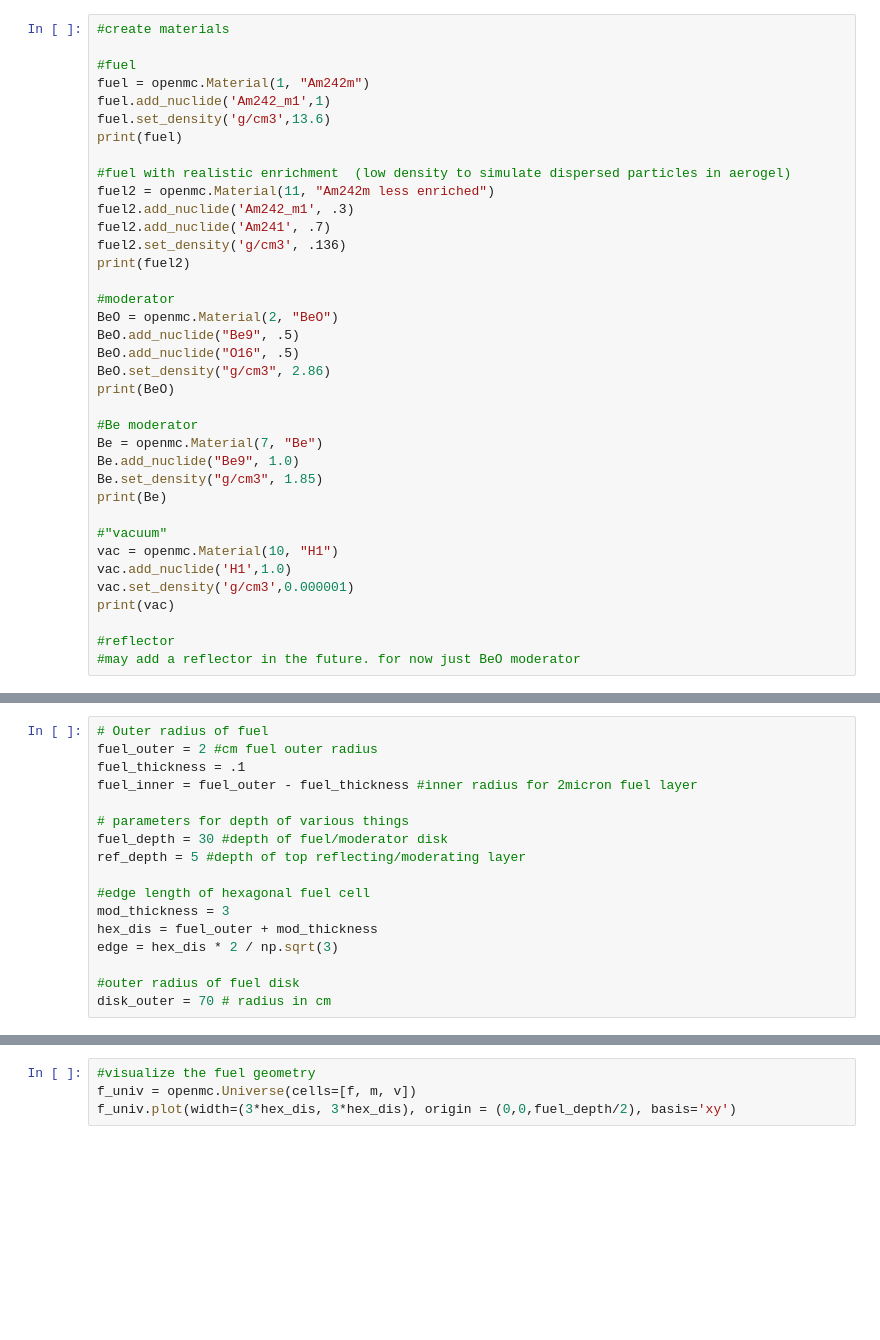
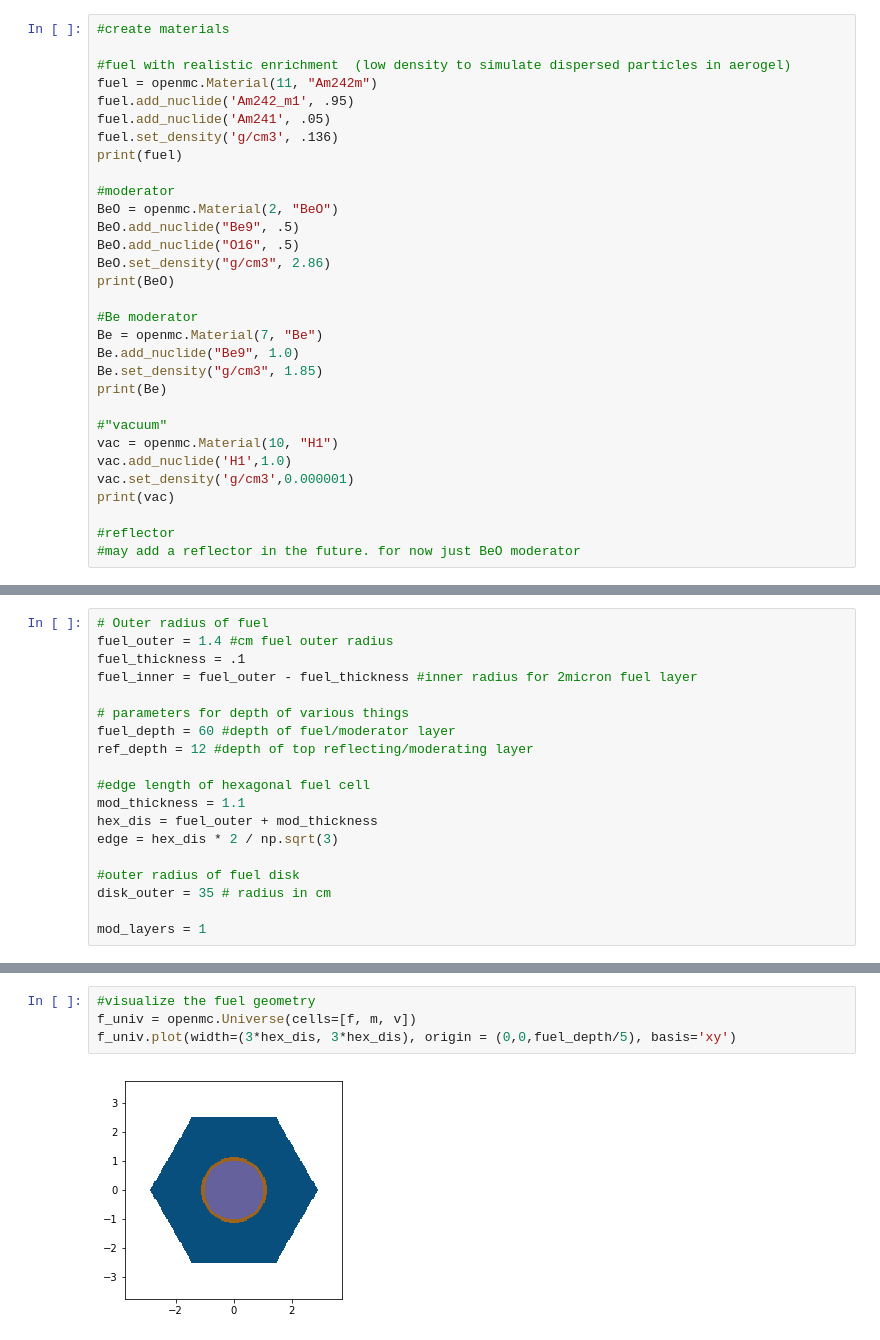
Before and after one commit to JamesEgelhoff/PUFFR, a Jupyter notebook: finite repeating inverted cone.ipynb, the cells around one changed output, grey strips where cells are left out. Cells and saved outputs as stored; diff of their text form; blank space fills up the shorter version.

```diff
--- a/finite repeating inverted cone.ipynb
+++ b/finite repeating inverted cone.ipynb
@@ -5,18 +8,12 @@ import openmc
 # %%
 #create materials
 
-#fuel
-fuel = openmc.Material(1, "Am242m")
-fuel.add_nuclide('Am242_m1',1)
-fuel.set_density('g/cm3',13.6)
+#fuel with realistic enrichment  (low density to simulate dispersed particles in aerogel)
+fuel = openmc.Material(11, "Am242m")
+fuel.add_nuclide('Am242_m1', .95)
+fuel.add_nuclide('Am241', .05)
+fuel.set_density('g/cm3', .136)
 print(fuel)
-
-#fuel with realistic enrichment  (low density to simulate dispersed particles in aerogel)
-fuel2 = openmc.Material(11, "Am242m less enriched")
-fuel2.add_nuclide('Am242_m1', .3)
-fuel2.add_nuclide('Am241', .7)
-fuel2.set_density('g/cm3', .136)
-print(fuel2)
 
 #moderator
 BeO = openmc.Material(2, "BeO")
@@ -59,21 +56,23 @@ Material
         H1             =        1.0          [ao]
 # %%
 # Outer radius of fuel
-fuel_outer = 2 #cm fuel outer radius
+fuel_outer = 1.4 #cm fuel outer radius
 fuel_thickness = .1
 fuel_inner = fuel_outer - fuel_thickness #inner radius for 2micron fuel layer
 
 # parameters for depth of various things
-fuel_depth = 30 #depth of fuel/moderator disk
-ref_depth = 5 #depth of top reflecting/moderating layer
+fuel_depth = 60 #depth of fuel/moderator layer
+ref_depth = 12 #depth of top reflecting/moderating layer
 
 #edge length of hexagonal fuel cell
-mod_thickness = 3
+mod_thickness = 1.1
 hex_dis = fuel_outer + mod_thickness
 edge = hex_dis * 2 / np.sqrt(3)
 
 #outer radius of fuel disk
-disk_outer = 70 # radius in cm
+disk_outer = 35 # radius in cm
+
+mod_layers = 1
 # %%
 #specify useful geometric constants
 origin_z = fuel_depth #specify the tip of the fuel cone to be in the center of the hexagon
@@ -127,7 +128,9 @@ v.region = vac_region
 # %%
 #visualize the fuel geometry
 f_univ = openmc.Universe(cells=[f, m, v])
-f_univ.plot(width=(3*hex_dis, 3*hex_dis), origin = (0,0,fuel_depth/2), basis='xy')
+f_univ.plot(width=(3*hex_dis, 3*hex_dis), origin = (0,0,fuel_depth/5), basis='xy')
+# %% [output]
+[figure, added]
 # %%
 f_univ.plot(width=(3*hex_dis, fuel_depth+ref_depth+2),
             origin = (0, 0, (fuel_depth+ref_depth)/2), basis='xz',
```
Also changed, not shown: parts of 19 cells of this notebook, 2 other files.
